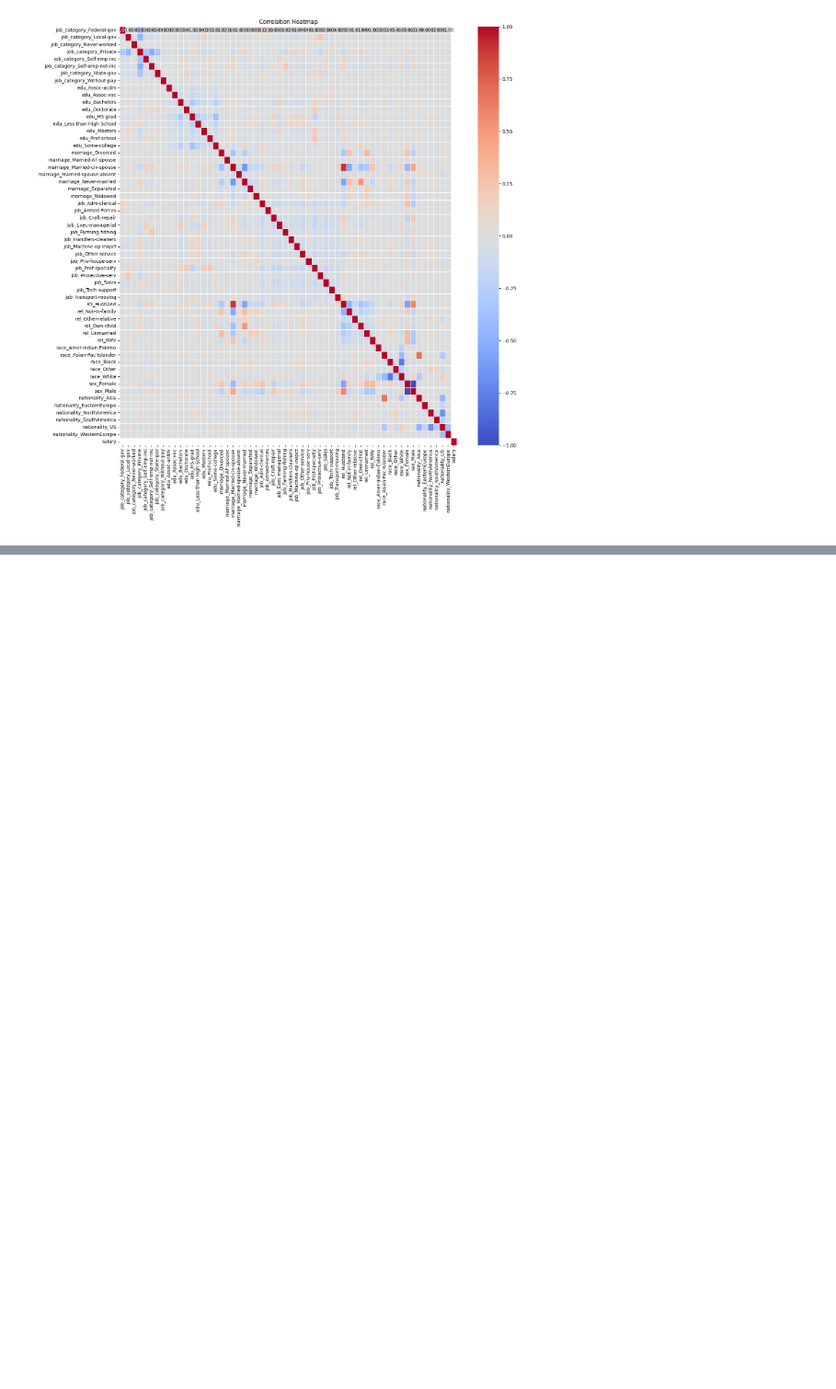
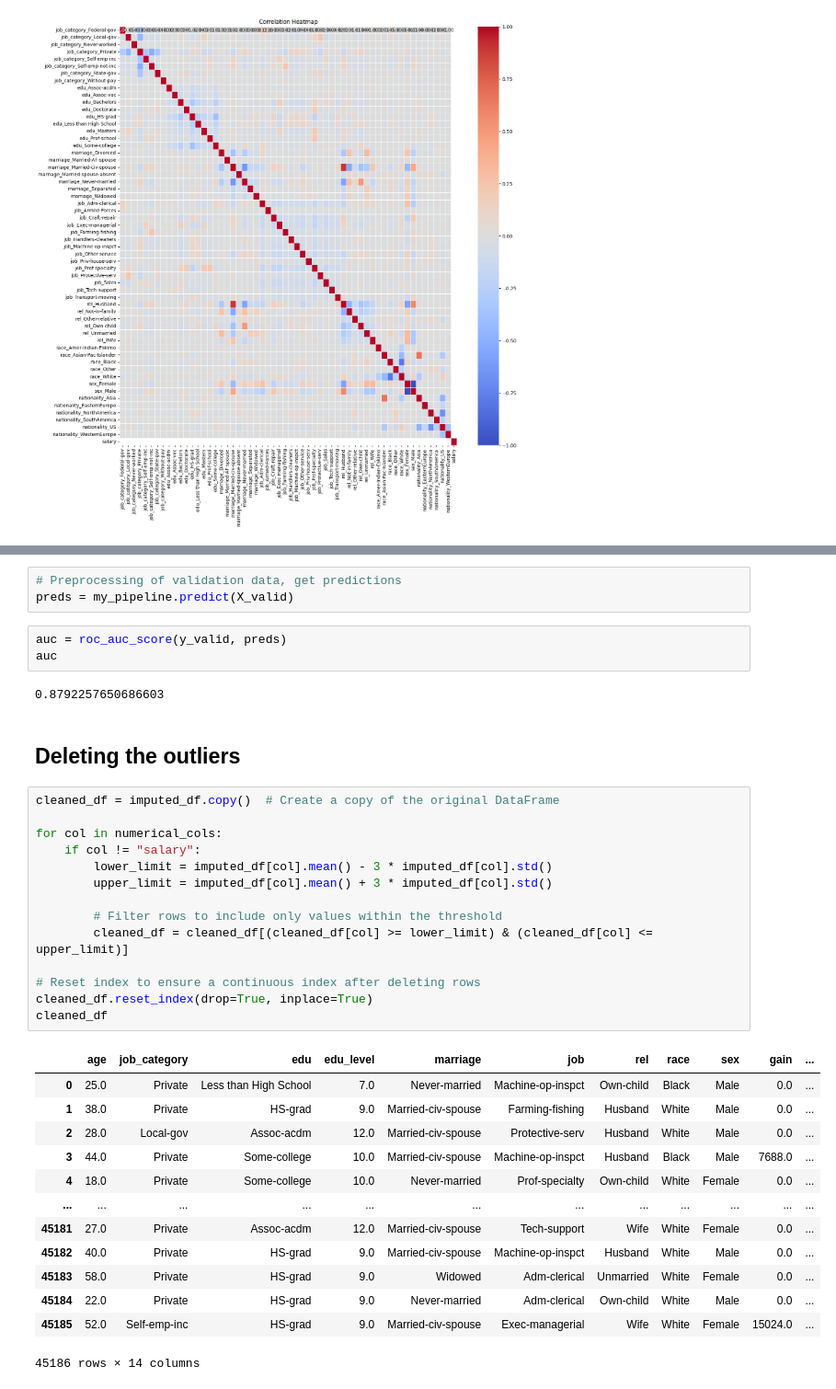
Before and after one commit to esNIMA/ML-projects, a Jupyter notebook: 5-Applied ML HW1/ML-HW1/Part-1.ipynb, the cells around one changed output, grey strips where cells are left out. Shown at 92% size. Cells and saved outputs as stored; diff of their text form; blank space fills up the shorter version.

```diff
--- a/5-Applied ML HW1/ML-HW1/Part-1.ipynb
+++ b/5-Applied ML HW1/ML-HW1/Part-1.ipynb
@@ -533,0 +659,38 @@ plt.show()
+# %%
+# Preprocessing of validation data, get predictions
+preds = my_pipeline.predict(X_valid)
+# %%
+auc = roc_auc_score(y_valid, preds)
+auc
+# %% [output]
+0.8792257650686603
+# %% [markdown]
+## Deleting the outliers
+# %%
+cleaned_df = imputed_df.copy()  # Create a copy of the original DataFrame
+
+for col in numerical_cols:
+    if col != "salary":
+        lower_limit = imputed_df[col].mean() - 3 * imputed_df[col].std()
+        upper_limit = imputed_df[col].mean() + 3 * imputed_df[col].std()
+
+        # Filter rows to include only values within the threshold
+        cleaned_df = cleaned_df[(cleaned_df[col] >= lower_limit) & (cleaned_df[col] <= upper_limit)]
+
+# Reset index to ensure a continuous index after deleting rows
+cleaned_df.reset_index(drop=True, inplace=True)
+cleaned_df
+# %% [output]
+|  | age | job_category | edu | edu_level | marriage | job | rel | race | sex | gain | ... |
+| 0 | 25.0 | Private | Less than High School | 7.0 | Never-married | Machine-op-inspct | Own-child | Black | Male | 0.0 | ... |
+| 1 | 38.0 | Private | HS-grad | 9.0 | Married-civ-spouse | Farming-fishing | Husband | White | Male | 0.0 | ... |
+| 2 | 28.0 | Local-gov | Assoc-acdm | 12.0 | Married-civ-spouse | Protective-serv | Husband | White | Male | 0.0 | ... |
+| 3 | 44.0 | Private | Some-college | 10.0 | Married-civ-spouse | Machine-op-inspct | Husband | Black | Male | 7688.0 | ... |
+| 4 | 18.0 | Private | Some-college | 10.0 | Never-married | Prof-specialty | Own-child | White | Female | 0.0 | ... |
+| ... | ... | ... | ... | ... | ... | ... | ... | ... | ... | ... | ... |
+| 45181 | 27.0 | Private | Assoc-acdm | 12.0 | Married-civ-spouse | Tech-support | Wife | White | Female | 0.0 | ... |
+| 45182 | 40.0 | Private | HS-grad | 9.0 | Married-civ-spouse | Machine-op-inspct | Husband | White | Male | 0.0 | ... |
+| 45183 | 58.0 | Private | HS-grad | 9.0 | Widowed | Adm-clerical | Unmarried | White | Female | 0.0 | ... |
+| 45184 | 22.0 | Private | HS-grad | 9.0 | Never-married | Adm-clerical | Own-child | White | Male | 0.0 | ... |
+| 45185 | 52.0 | Self-emp-inc | HS-grad | 9.0 | Married-civ-spouse | Exec-managerial | Wife | White | Female | 15024.0 | ... |
+45186 rows × 14 columns
```
Also changed, not shown: parts of 27 cells of this notebook.
